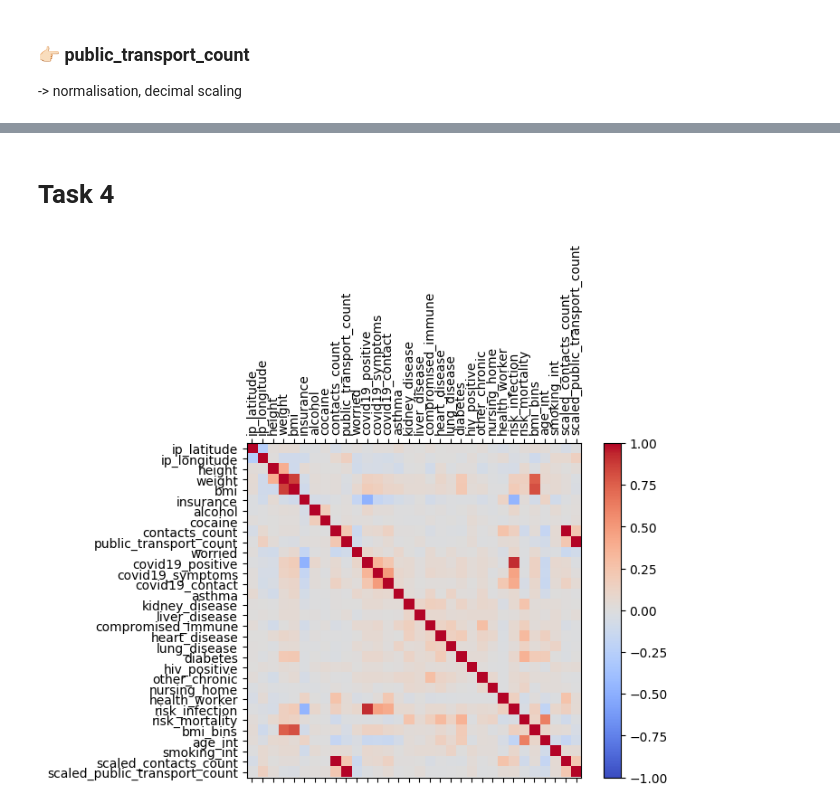
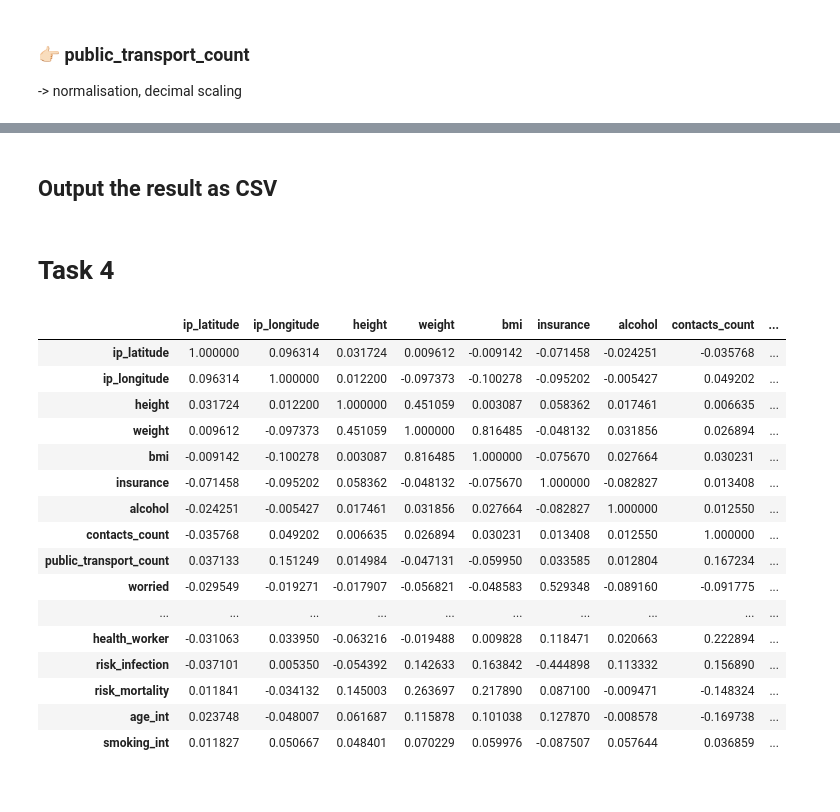
Before and after one commit to JasonLee925/509-covid19-data-analysis, a Jupyter notebook: covid-analysis.ipynb, the cells around one changed output, grey strips where cells are left out. Cells and saved outputs as stored; diff of their text form; code cells hidden in the pictures.

```diff
--- a/covid-analysis.ipynb
+++ b/covid-analysis.ipynb
@@ -1614,10 +1614,10 @@ def decimal_scaling(data):
     num_digits = len(str(max_value)) - 1
     return data / (10 ** num_digits)
 # %%
-df['scaled_contacts_count'] = decimal_scaling(df['contacts_count'])
+df['contacts_count'] = decimal_scaling(df['contacts_count'])
 # %% [markdown]
 ### 👉🏻 public_transport_count
 
 -> normalisation, decimal scaling
 # %%
-df['scaled_public_transport_count'] = decimal_scaling(df['public_transport_count'])
+df['public_transport_count'] = decimal_scaling(df['public_transport_count'])
@@ -1623,0 +1628,2 @@ df['scaled_public_transport_count'] = decimal_scaling(df['public_transport_count
+# %%
+df['risk_infection'] = decimal_scaling(df['risk_infection'])
@@ -1623,0 +1633,4 @@ df['scaled_public_transport_count'] = decimal_scaling(df['public_transport_count
+# %%
+df['risk_mortality'] = decimal_scaling(df['risk_mortality'])
+# %% [markdown]
+## Output the result as CSV
@@ -1624,19 +1639,2 @@ df['scaled_public_transport_count'] = decimal_scaling(df['public_transport_count
 # %% [markdown]
 # Task 4
-# %%
-df_numerical = df.select_dtypes(include=[np.number])
-df_numerical
-corr = df_numerical.corr()
-fig = plt.figure()
-ax = fig.add_subplot(111)
-cax = ax.matshow(corr,cmap='coolwarm', vmin=-1, vmax=1)
-fig.colorbar(cax)
-ticks = np.arange(0,len(df_numerical.columns),1)
-ax.set_xticks(ticks)
-plt.xticks(rotation=90)
-ax.set_yticks(ticks)
-ax.set_xticklabels(df_numerical.columns)
-ax.set_yticklabels(df_numerical.columns)
-plt.show()
-# %% [output]
-[figure, removed]
@@ -1645,4 +1641,22 @@ one_hot_encode_df =pd.get_dummies(df, dtype=int)
 # %%
-corr_map = one_hot_encode_df.corr(method='spearman')
-# corr_map = one_hot_encode_df.corr()
-corr_map.style.background_gradient(cmap='Spectral', axis =None)
+df_numerical = df.select_dtypes(include=[np.number])
+corr = df_numerical.corr(method='spearman')
+corr.style.background_gradient(cmap='Spectral', axis=None)
+# %% [output]
+|  | ip_latitude | ip_longitude | height | weight | bmi | insurance | alcohol | contacts_count | ... |
+| ip_latitude | 1.000000 | 0.096314 | 0.031724 | 0.009612 | -0.009142 | -0.071458 | -0.024251 | -0.035768 | ... |
+| ip_longitude | 0.096314 | 1.000000 | 0.012200 | -0.097373 | -0.100278 | -0.095202 | -0.005427 | 0.049202 | ... |
+| height | 0.031724 | 0.012200 | 1.000000 | 0.451059 | 0.003087 | 0.058362 | 0.017461 | 0.006635 | ... |
+| weight | 0.009612 | -0.097373 | 0.451059 | 1.000000 | 0.816485 | -0.048132 | 0.031856 | 0.026894 | ... |
+| bmi | -0.009142 | -0.100278 | 0.003087 | 0.816485 | 1.000000 | -0.075670 | 0.027664 | 0.030231 | ... |
+| insurance | -0.071458 | -0.095202 | 0.058362 | -0.048132 | -0.075670 | 1.000000 | -0.082827 | 0.013408 | ... |
+| alcohol | -0.024251 | -0.005427 | 0.017461 | 0.031856 | 0.027664 | -0.082827 | 1.000000 | 0.012550 | ... |
+| contacts_count | -0.035768 | 0.049202 | 0.006635 | 0.026894 | 0.030231 | 0.013408 | 0.012550 | 1.000000 | ... |
+| public_transport_count | 0.037133 | 0.151249 | 0.014984 | -0.047131 | -0.059950 | 0.033585 | 0.012804 | 0.167234 | ... |
+| worried | -0.029549 | -0.019271 | -0.017907 | -0.056821 | -0.048583 | 0.529348 | -0.089160 | -0.091775 | ... |
+| ... | ... | ... | ... | ... | ... | ... | ... | ... | ... |
+| health_worker | -0.031063 | 0.033950 | -0.063216 | -0.019488 | 0.009828 | 0.118471 | 0.020663 | 0.222894 | ... |
+| risk_infection | -0.037101 | 0.005350 | -0.054392 | 0.142633 | 0.163842 | -0.444898 | 0.113332 | 0.156890 | ... |
+| risk_mortality | 0.011841 | -0.034132 | 0.145003 | 0.263697 | 0.217890 | 0.087100 | -0.009471 | -0.148324 | ... |
+| age_int | 0.023748 | -0.048007 | 0.061687 | 0.115878 | 0.101038 | 0.127870 | -0.008578 | -0.169738 | ... |
+| smoking_int | 0.011827 | 0.050667 | 0.048401 | 0.070229 | 0.059976 | -0.087507 | 0.057644 | 0.036859 | ... |
```
Also changed, not shown: parts of 21 cells of this notebook, 2 other files.
